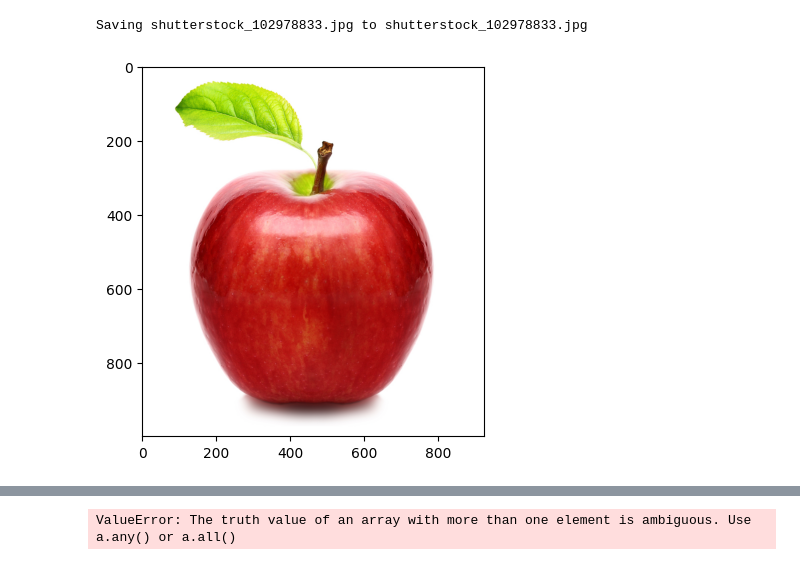
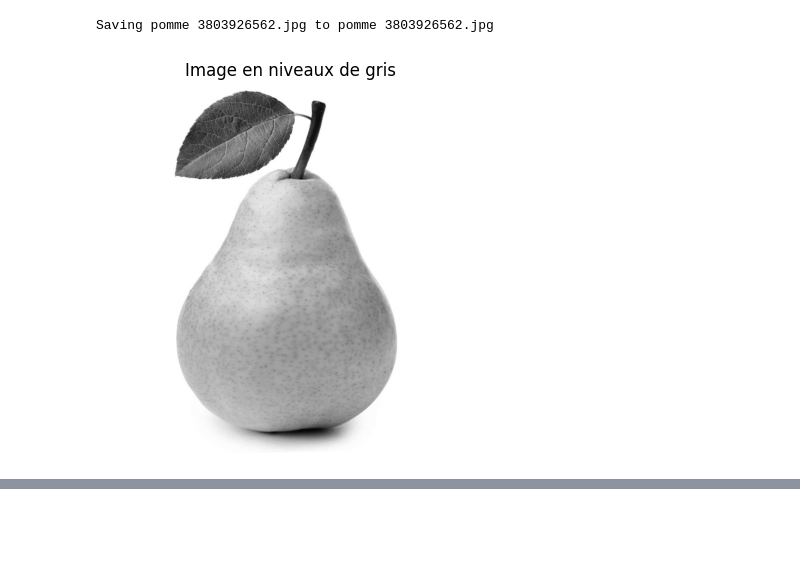
Before and after one commit to lucienrivat/PommePOire, a Jupyter notebook: PommePoir.ipynb, the cells around one changed output, grey strips where cells are left out. Cells and saved outputs as stored; diff of their text form; code cells hidden in the pictures; blank space fills up the shorter version.

```diff
--- a/PommePoir.ipynb
+++ b/PommePoir.ipynb
@@ -200,41 +200,56 @@ Model: "sequential"
 # %%
 from google.colab import files
 import cv2
 import numpy as np
-import pathlib
-import random
 import matplotlib.pyplot as plt
-import os
 
 # Fonction pour charger et prédire une image
 def predict_image(image_path):
-    image = cv2.imread(image_path)
-    plt.imshow(cv2.cvtColor(image, cv2.COLOR_BGR2RGB))
+    # Chargement de l'image
+    image = cv2.imread(image_path, cv2.IMREAD_COLOR)
+
+    # Vérification du chargement correct
+    if image is None:
+        print("Erreur : Impossible de charger l'image.")
+        return None
+
+    # Conversion en niveaux de gris pour une meilleure analyse
+    gray_image = cv2.cvtColor(image, cv2.COLOR_BGR2GRAY)
+
+    # Affichage de l'image en niveaux de gris
+    plt.imshow(gray_image, cmap='gray')
+    plt.axis('off')
+    plt.title("Image en niveaux de gris")
     plt.show()
-    img_to_predict = np.expand_dims(cv2.resize(image, (200, 200)), axis=0)
-    res = model.predict(img_to_predict)
-    return res
 
-# Demander à l'utilisateur de télécharger une image depuis son PC
+    # Prétraitement pour la prédiction (redimensionnement et normalisation)
+    img_to_predict = cv2.resize(image, (200, 200))
+    img_to_predict = img_to_predict / 255.0  # Normalisation
+    img_to_predict = np.expand_dims(img_to_predict, axis=0)  # Ajout de la dimension batch
+
+    # Prédiction
+    predictions = model.predict(img_to_predict)
+    predicted_class = np.argmax(predictions)  # Obtenir la classe prédite
+
+    return predicted_class
+
+# Demander à l'utilisateur de télécharger une image
 file_to_predict = files.upload()
 
 # Traiter chaque fichier téléchargé
 for file_ in file_to_predict:
-    # Charger l'image
-    image_path = file_
+    # Prédiction
+    predicted_class = predict_image(file_)
 
-    # Prédiction et affichage
-    res = predict_image(image_path)
-
-    # Afficher le résultat
-    print(f"Prediction : {res}")
-
-    # Déterminer si c'est une pomme ou une poire selon la prédiction
-    if res == 1:  # Supposons que 1 soit pour la poire et 0 pour la pomme
-        print("C'est une poire !")
-    elif res == 0:
-        print("C'est une pomme !")
+    # Affichage du résultat
+    if predicted_class is not None:
+        if predicted_class == 0:
+            print("🍏 C'est une pomme !")
+        elif predicted_class == 1:
+            print("🍐 C'est une poire !")
+        else:
+            print("Classe inconnue.")
 # %% [output]
 [interactive output not drawn]
-Saving shutterstock_102978833.jpg to shutterstock_102978833.jpg
+Saving pomme 3803926562.jpg to pomme 3803926562.jpg
-[figure, old version]
+[figure, new version]
@@ -243 +257,0 @@ Prediction : [[0. 1.]]
-ValueError: The truth value of an array with more than one element is ambiguous. Use a.any() or a.all()
```
Also changed, not shown: parts of 4 cells of this notebook.
